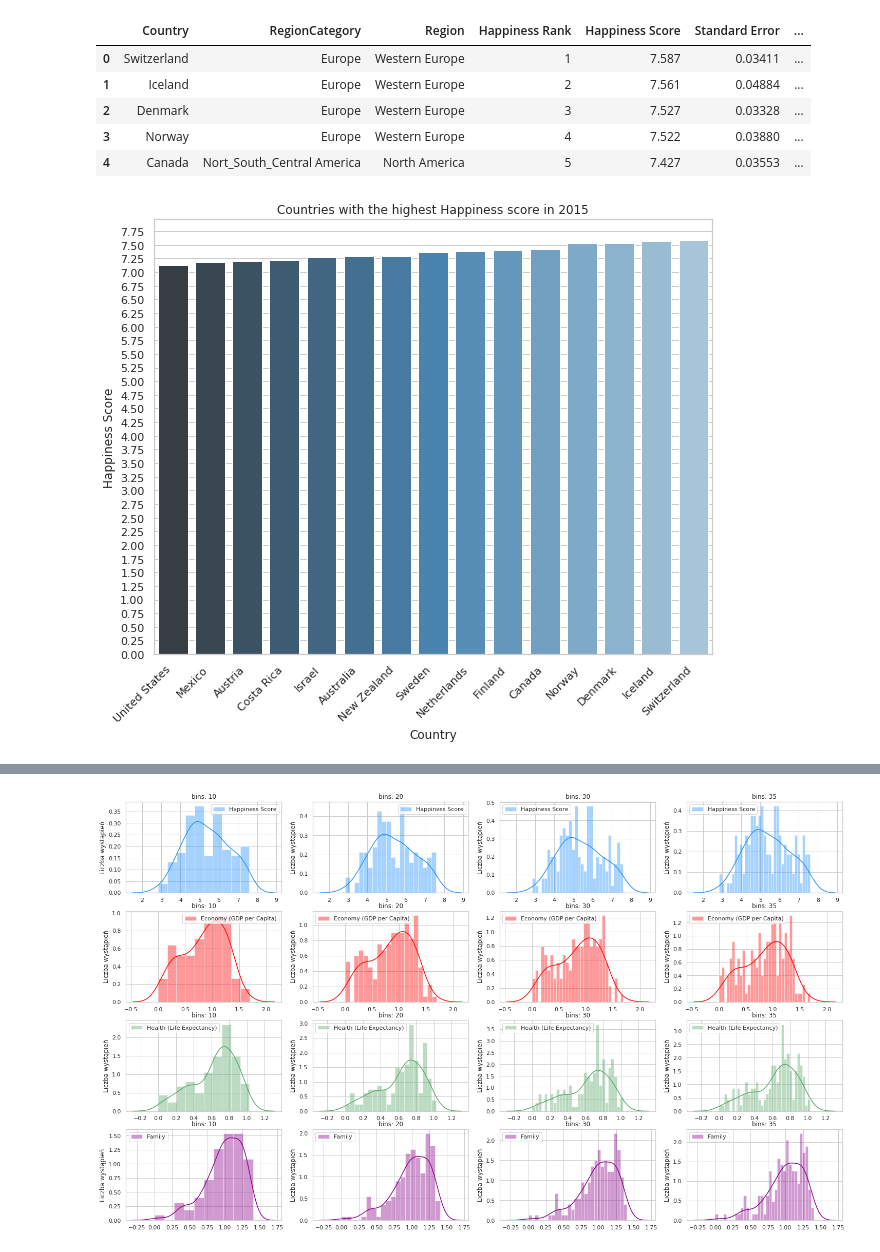
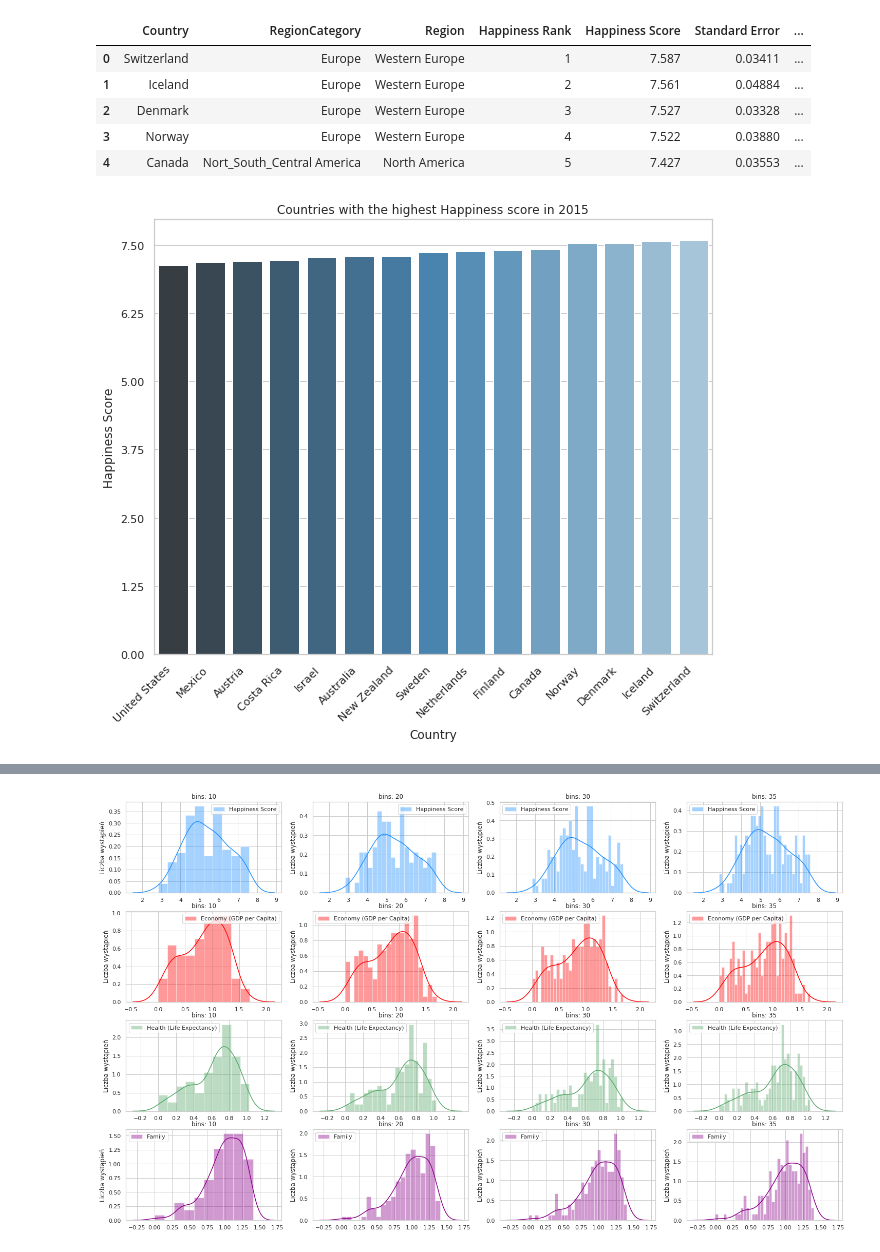
Before and after one commit to ArminD93/WorldHappinessReport, a Jupyter notebook: WorldHappinessReport_2015.ipynb, the cells around one changed output, grey strips where cells are left out. Saved outputs shown, nothing was run; the diff lists cells and outputs as text; code cells hidden in the pictures.

```diff
--- a/WorldHappinessReport_2015.ipynb
+++ b/WorldHappinessReport_2015.ipynb
@@ -110,19 +110,19 @@ happiness2015.head()
 # %%
 # Countries with the highest Happiness score in 2015
 Sortedhappiness2015 = happiness2015.sort_values(by='Happiness Score')
 Sortedhappiness2015Greaterthan7 = Sortedhappiness2015['Happiness Score'] >= 7
 Sortedhappiness2015Greaterthan7 = Sortedhappiness2015[Sortedhappiness2015Greaterthan7]
 
 x_data= 'Country'
 
 sns.set_style('whitegrid')
 plt.figure(figsize=(10,8))
-plt.yticks(np.arange(0, 14, step=0.25))
+plt.yticks(np.arange(0, 14, step=1.25))
 
 g = sns.barplot(  data=Sortedhappiness2015Greaterthan7, x=x_data,  y='Happiness Score',palette='Blues_d'  )
 
 g.set( xlabel='Country', ylabel='Happiness Score', title='Countries with the highest Happiness score in 2015')
 g.set_xticklabels( g.get_xticklabels(), rotation=45,  horizontalalignment='right', fontweight='light' )
 plt.show()
 # %% [output]
-[figure, old version]
+[figure, new version]
```
Also changed, not shown: parts of 10 cells of this notebook.
